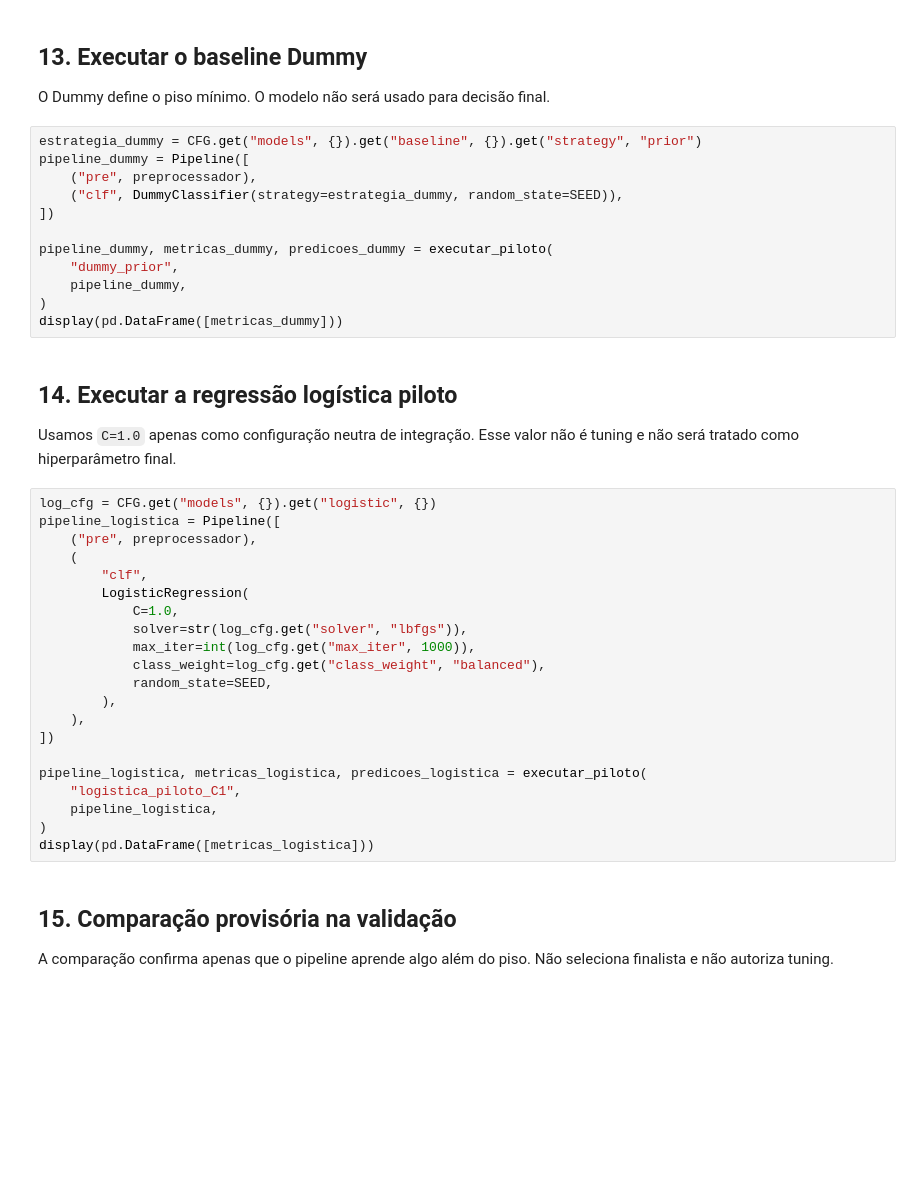
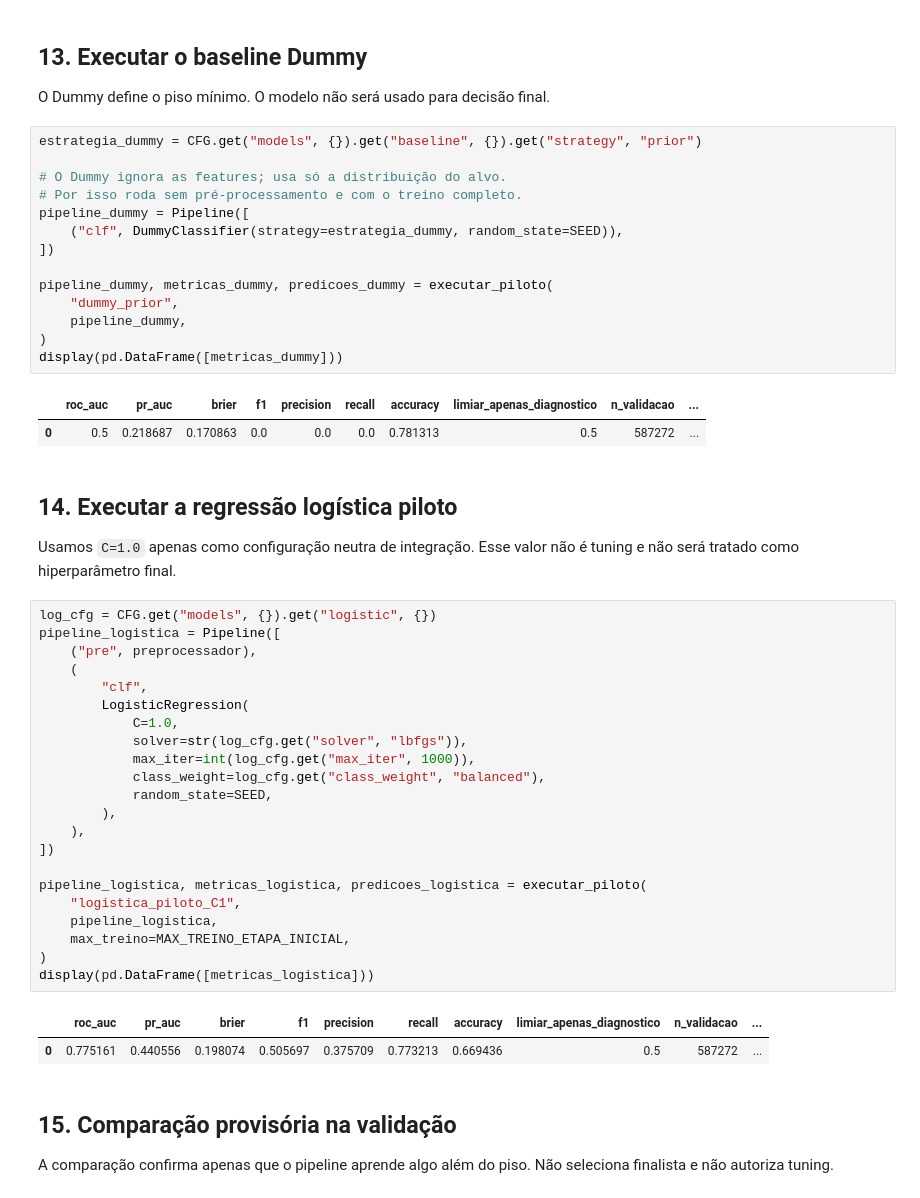
Before and after one commit to Ivan-S-Oliveira/Projeto_Integrador, a Jupyter notebook: notebooks/02_eda/03_supervisionado_pilotos.ipynb, the cells around one changed output. Drawn from its saved outputs; the diff is of its cells as text; blank space fills up the shorter version.

```diff
--- a/notebooks/02_eda/03_supervisionado_pilotos.ipynb
+++ b/notebooks/02_eda/03_supervisionado_pilotos.ipynb
@@ -1110,16 +1721,21 @@ print("Funções de avaliação carregadas.")
 O Dummy define o piso mínimo. O modelo não será usado para decisão final.
 # %%
 estrategia_dummy = CFG.get("models", {}).get("baseline", {}).get("strategy", "prior")
+
+# O Dummy ignora as features; usa só a distribuição do alvo.
+# Por isso roda sem pré-processamento e com o treino completo.
 pipeline_dummy = Pipeline([
-    ("pre", preprocessador),
     ("clf", DummyClassifier(strategy=estrategia_dummy, random_state=SEED)),
 ])
 
 pipeline_dummy, metricas_dummy, predicoes_dummy = executar_piloto(
     "dummy_prior",
     pipeline_dummy,
 )
 display(pd.DataFrame([metricas_dummy]))
+# %% [output]
+|  | roc_auc | pr_auc | brier | f1 | precision | recall | accuracy | limiar_apenas_diagnostico | n_validacao | ... |
+| 0 | 0.5 | 0.218687 | 0.170863 | 0.0 | 0.0 | 0.0 | 0.781313 | 0.5 | 587272 | ... |
 # %% [markdown]
 ## 14. Executar a regressão logística piloto
 
@@ -1143,8 +1759,12 @@ pipeline_logistica = Pipeline([
 pipeline_logistica, metricas_logistica, predicoes_logistica = executar_piloto(
     "logistica_piloto_C1",
     pipeline_logistica,
+    max_treino=MAX_TREINO_ETAPA_INICIAL,
 )
 display(pd.DataFrame([metricas_logistica]))
+# %% [output]
+|  | roc_auc | pr_auc | brier | f1 | precision | recall | accuracy | limiar_apenas_diagnostico | n_validacao | ... |
+| 0 | 0.775161 | 0.440556 | 0.198074 | 0.505697 | 0.375709 | 0.773213 | 0.669436 | 0.5 | 587272 | ... |
 # %% [markdown]
 ## 15. Comparação provisória na validação
 
```
Also changed, not shown: parts of 26 cells of this notebook, 6 other files.
